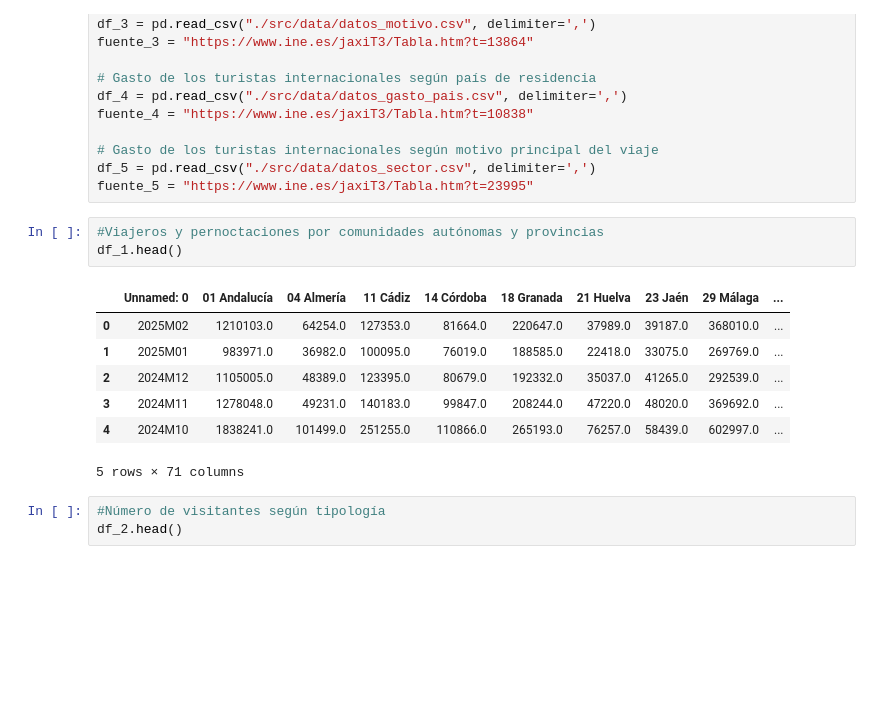
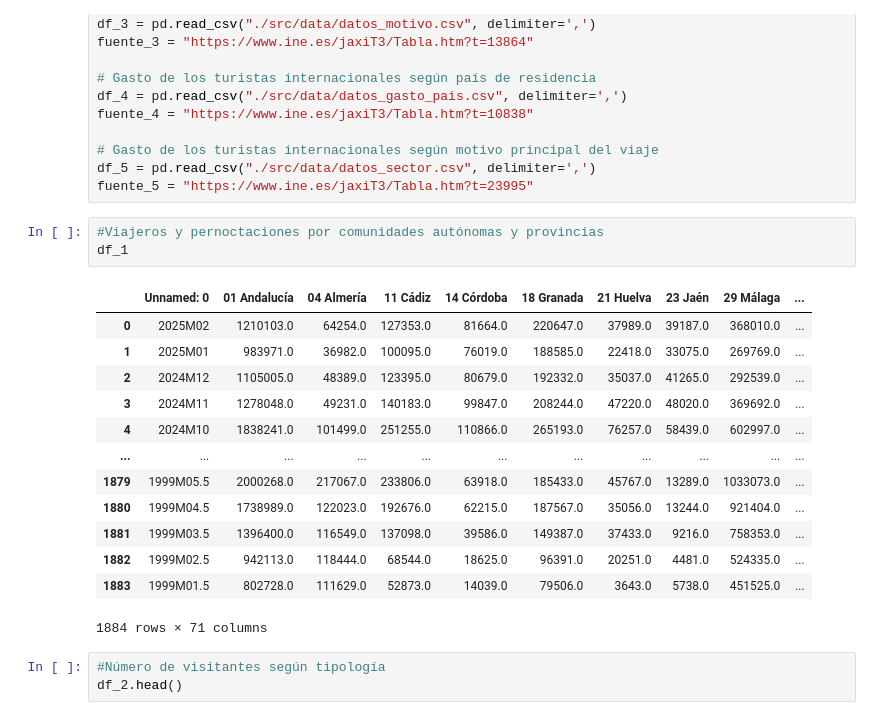
Before and after one commit to Cristianvas198/EDA_Turismo, a Jupyter notebook: primera_entrega.ipynb, the cells around one changed output. Cells and saved outputs as stored; diff of their text form; blank space fills up the shorter version.

```diff
--- a/definicion_EDA.ipynb
+++ b/primera_entrega.ipynb
@@ -44,15 +44,21 @@ df_5 = pd.read_csv("./src/data/datos_sector.csv", delimiter=',')
 fuente_5 = "https://www.ine.es/jaxiT3/Tabla.htm?t=23995"
 # %%
 #Viajeros y pernoctaciones por comunidades autónomas y provincias
-df_1.head()
+df_1
 # %% [output]
 |  | Unnamed: 0 | 01 Andalucía | 04 Almería | 11 Cádiz | 14 Córdoba | 18 Granada | 21 Huelva | 23 Jaén | 29 Málaga | ... |
 | 0 | 2025M02 | 1210103.0 | 64254.0 | 127353.0 | 81664.0 | 220647.0 | 37989.0 | 39187.0 | 368010.0 | ... |
 | 1 | 2025M01 | 983971.0 | 36982.0 | 100095.0 | 76019.0 | 188585.0 | 22418.0 | 33075.0 | 269769.0 | ... |
 | 2 | 2024M12 | 1105005.0 | 48389.0 | 123395.0 | 80679.0 | 192332.0 | 35037.0 | 41265.0 | 292539.0 | ... |
 | 3 | 2024M11 | 1278048.0 | 49231.0 | 140183.0 | 99847.0 | 208244.0 | 47220.0 | 48020.0 | 369692.0 | ... |
 | 4 | 2024M10 | 1838241.0 | 101499.0 | 251255.0 | 110866.0 | 265193.0 | 76257.0 | 58439.0 | 602997.0 | ... |
+| ... | ... | ... | ... | ... | ... | ... | ... | ... | ... | ... |
+| 1879 | 1999M05.5 | 2000268.0 | 217067.0 | 233806.0 | 63918.0 | 185433.0 | 45767.0 | 13289.0 | 1033073.0 | ... |
+| 1880 | 1999M04.5 | 1738989.0 | 122023.0 | 192676.0 | 62215.0 | 187567.0 | 35056.0 | 13244.0 | 921404.0 | ... |
+| 1881 | 1999M03.5 | 1396400.0 | 116549.0 | 137098.0 | 39586.0 | 149387.0 | 37433.0 | 9216.0 | 758353.0 | ... |
+| 1882 | 1999M02.5 | 942113.0 | 118444.0 | 68544.0 | 18625.0 | 96391.0 | 20251.0 | 4481.0 | 524335.0 | ... |
+| 1883 | 1999M01.5 | 802728.0 | 111629.0 | 52873.0 | 14039.0 | 79506.0 | 3643.0 | 5738.0 | 451525.0 | ... |
-5 rows × 71 columns
+1884 rows × 71 columns
 # %%
 #Número de visitantes según tipología
 df_2.head()
```
Also changed, not shown: 6 other files.
